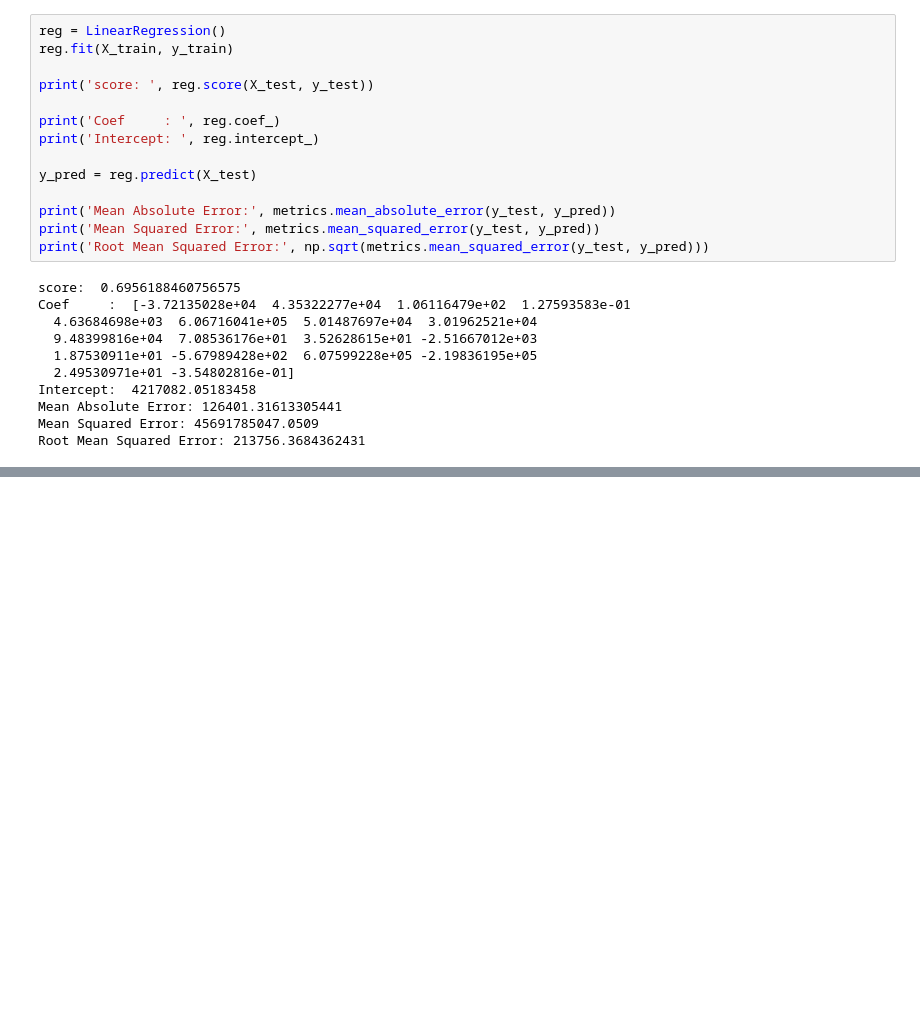
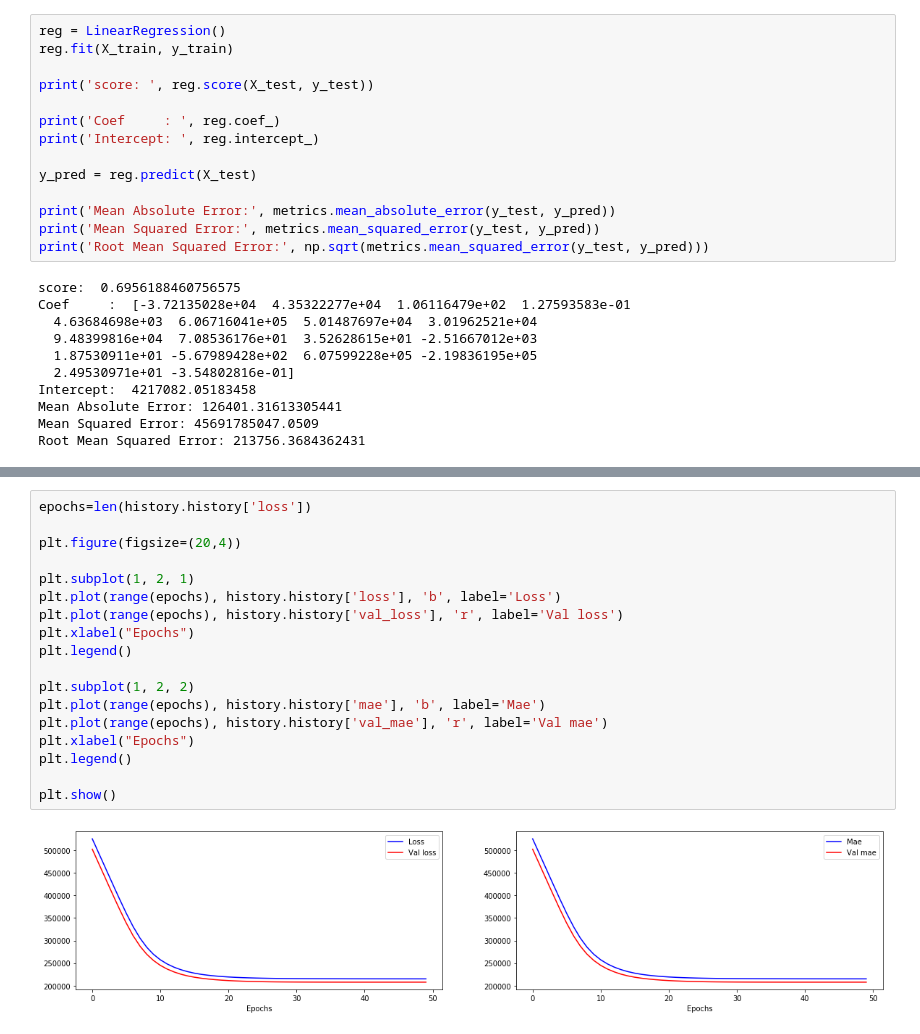
Before and after one commit to ptsurko/AIML-notebooks, a Jupyter notebook: Linear_Regression_House_prediction.ipynb, the cells around one changed output, grey strips where cells are left out. Cells and saved outputs as stored; diff of their text form; blank space fills up the shorter version.

```diff
--- a/Linear_Regression_House_prediction.ipynb
+++ b/Linear_Regression_House_prediction.ipynb
@@ -127,0 +163,20 @@ Root Mean Squared Error: 213756.3684362431
+# %%
+epochs=len(history.history['loss'])
+
+plt.figure(figsize=(20,4))
+
+plt.subplot(1, 2, 1)
+plt.plot(range(epochs), history.history['loss'], 'b', label='Loss')
+plt.plot(range(epochs), history.history['val_loss'], 'r', label='Val loss')
+plt.xlabel("Epochs")
+plt.legend()
+
+plt.subplot(1, 2, 2)
+plt.plot(range(epochs), history.history['mae'], 'b', label='Mae')
+plt.plot(range(epochs), history.history['val_mae'], 'r', label='Val mae')
+plt.xlabel("Epochs")
+plt.legend()
+
+plt.show()
+# %% [output]
+[figure, added]
```
Also changed, not shown: parts of 9 cells of this notebook.
